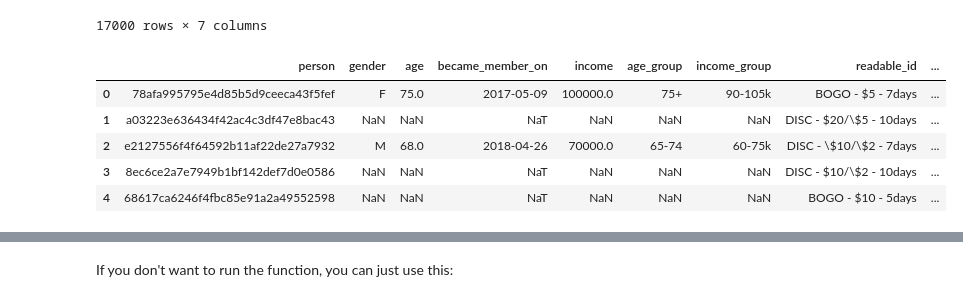
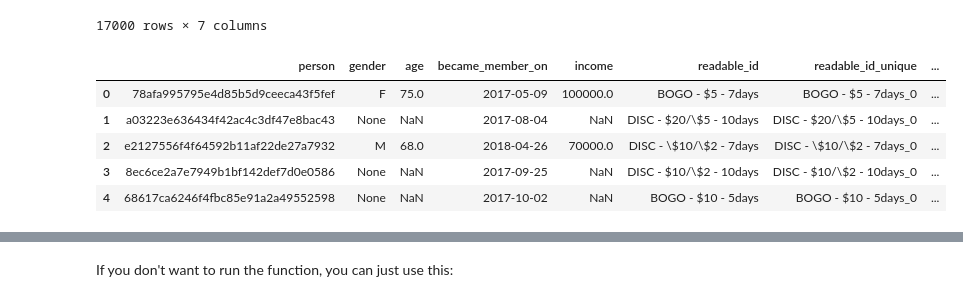
Before and after one commit to jnish23/Starbucks-Capstone, a Jupyter notebook: Starbucks_Capstone_notebook.ipynb, the cells around one changed output, grey strips where cells are left out. Saved outputs shown, nothing was run; the diff lists cells and outputs as text; code cells hidden in the pictures.

```diff
--- a/Starbucks_Capstone_notebook.ipynb
+++ b/Starbucks_Capstone_notebook.ipynb
@@ -505,12 +496,10 @@ def clean_profile(profile):
     # Convert column to datetime object
     df['became_member_on'] = pd.to_datetime(df['became_member_on'], format='%Y%m%d')
 
-#     # Extract the year
-#     df['year_joined'] = pd.DatetimeIndex(df['became_member_on']).year
 
     # Change 118 to nan. This was likely used as a placeholder to indicate unknown.
     # Customers with this age also had null values for income and gender
-    df.loc[df['age'] == 118] = np.nan
+    df.loc[df['age'] == 118, 'age'] = np.nan
 
     orig_num_rows = df.shape[0]
     print('Original Number of Rows: ', orig_num_rows)
@@ -520,28 +509,28 @@ def clean_profile(profile):
     print('Null Values Dropped: ', orig_num_rows - final_num_rows)
 
 
-    # create age groups
-    cond_lst = [df['age'].between(18,24),
-            df['age'].between(25,34),
-            df['age'].between(35,44),
-            df['age'].between(45,54),
-            df['age'].between(55,64),
-            df['age'].between(65,74),
-            df['age'].between(75,117)]
+#     # create age groups
+#     cond_lst = [df['age'].between(18,24),
+#             df['age'].between(25,34),
+#             df['age'].between(35,44),
+#             df['age'].between(45,54),
+#             df['age'].between(55,64),
+#             df['age'].between(65,74),
+#             df['age'].between(75,117)]
 
-    choice_lst = ["18-24", "25-34", "35-44", "45-54", "55-64", "65-74", "75+"]
-    df['age_group'] = np.select(condlist = cond_lst, choicelist=choice_lst)
+#     choice_lst = ["18-24", "25-34", "35-44", "45-54", "55-64", "65-74", "75+"]
+#     df['age_group'] = np.select(condlist = cond_lst, choicelist=choice_lst)
 
 
-    cond_lst = [df['income'].between(30000,44999),
-                df['income'].between(45000,59999),
-                df['income'].between(60000,74999),
-                df['income'].between(75000,89999),
-                df['income'].between(90000,104999),
-                df['income'].between(105000,120000)]
-    choice_lst = ["30-45k", "45-60k", "60-75k", "75-90k", "90-105k", "105k+"]
+#     cond_lst = [df['income'].between(30000,44999),
+#                 df['income'].between(45000,59999),
+#                 df['income'].between(60000,74999),
+#                 df['income'].between(75000,89999),
+#                 df['income'].between(90000,104999),
+#                 df['income'].between(105000,120000)]
+#     choice_lst = ["30-45k", "45-60k", "60-75k", "75-90k", "90-105k", "105k+"]
 
-    df['income_group'] = np.select(condlist = cond_lst, choicelist=choice_lst)
+#     df['income_group'] = np.select(condlist = cond_lst, choicelist=choice_lst)
 
 
     return df
@@ -673,6 +662,7 @@ Name: offer_id, Length: 17000, dtype: int64
 # %%
 def offers_to_wide_form(clean_transcript):
     """Converts transcript dataset to wide form, where each row has
+    offer_received_time, offer_viewed_time, and offer_completed_time
     """
 
     df = clean_transcript.copy()
@@ -756,39 +746,39 @@ clean_profile
 def create_merged_df(portfolio_df=clean_portfolio, profile_df=clean_profile, offers_full=offers_full):
     """Merges the three datasets to one master df
     INPUTS
     portfolio_df: dataframe of offers including and 'offer_id' column with offer id's
     profile_df: dataframe of customer demographic data including an 'id' column with customer id's
     offers_full: dataframe of every offer and the amount spend after viewing an offer
 
     OUTPUTS
     master_df: a dataframe of every offer during experiment with demographic data
     """
 
     # merge offers_full and profile_df on customer id
     df = pd.merge(offers_full, profile_df, how='left', left_on='person', right_on='id')
 
     # drop 'id' column because this is the same as the 'person' column
     df.drop(columns=['id'], inplace=True)
 
     # merge above df with portfolio_df to include information about offers
     merged_df = pd.merge(df, portfolio_df, how='left', on='readable_id')
 
 
-    merged_df = merged_df[['person', 'gender', 'age', 'became_member_on', 'income', 'age_group', 'income_group', 'readable_id', 'readable_id_unique', 'offer_received_time', 'offer_viewed_time',
+    merged_df = merged_df[['person', 'gender', 'age', 'became_member_on', 'income', 'readable_id', 'readable_id_unique', 'offer_received_time', 'offer_viewed_time',
                           'offer_completed_time', 'offer_type', 'difficulty', 'reward', 'duration', 'email', 'mobile', 'social', 'web', 'bogo', 'discount', 'informational']]
 
     merged_df['offer_end'] = merged_df['offer_received_time'] + merged_df['duration']*24
 
     return merged_df
 
 merged_df = create_merged_df()
 merged_df.head()
 # %% [output]
-|  | person | gender | age | became_member_on | income | age_group | income_group | readable_id | ... |
-| 0 | 78afa995795e4d85b5d9ceeca43f5fef | F | 75.0 | 2017-05-09 | 100000.0 | 75+ | 90-105k | BOGO - $5 - 7days | ... |
-| 1 | a03223e636434f42ac4c3df47e8bac43 | NaN | NaN | NaT | NaN | NaN | NaN | DISC - $20/\$5 - 10days | ... |
-| 2 | e2127556f4f64592b11af22de27a7932 | M | 68.0 | 2018-04-26 | 70000.0 | 65-74 | 60-75k | DISC - \$10/\$2 - 7days | ... |
-| 3 | 8ec6ce2a7e7949b1bf142def7d0e0586 | NaN | NaN | NaT | NaN | NaN | NaN | DISC - $10/\$2 - 10days | ... |
-| 4 | 68617ca6246f4fbc85e91a2a49552598 | NaN | NaN | NaT | NaN | NaN | NaN | BOGO - $10 - 5days | ... |
+|  | person | gender | age | became_member_on | income | readable_id | readable_id_unique | ... |
+| 0 | 78afa995795e4d85b5d9ceeca43f5fef | F | 75.0 | 2017-05-09 | 100000.0 | BOGO - $5 - 7days | BOGO - $5 - 7days_0 | ... |
+| 1 | a03223e636434f42ac4c3df47e8bac43 | None | NaN | 2017-08-04 | NaN | DISC - $20/\$5 - 10days | DISC - $20/\$5 - 10days_0 | ... |
+| 2 | e2127556f4f64592b11af22de27a7932 | M | 68.0 | 2018-04-26 | 70000.0 | DISC - \$10/\$2 - 7days | DISC - \$10/\$2 - 7days_0 | ... |
+| 3 | 8ec6ce2a7e7949b1bf142def7d0e0586 | None | NaN | 2017-09-25 | NaN | DISC - $10/\$2 - 10days | DISC - $10/\$2 - 10days_0 | ... |
+| 4 | 68617ca6246f4fbc85e91a2a49552598 | None | NaN | 2017-10-02 | NaN | BOGO - $10 - 5days | BOGO - $10 - 5days_0 | ... |
 # %%
 def total_amt_spent_under_offer(merged_df = merged_df, clean_transcript=clean_transcript):
```
Also changed, not shown: parts of 32 cells of this notebook, 1 other file.
